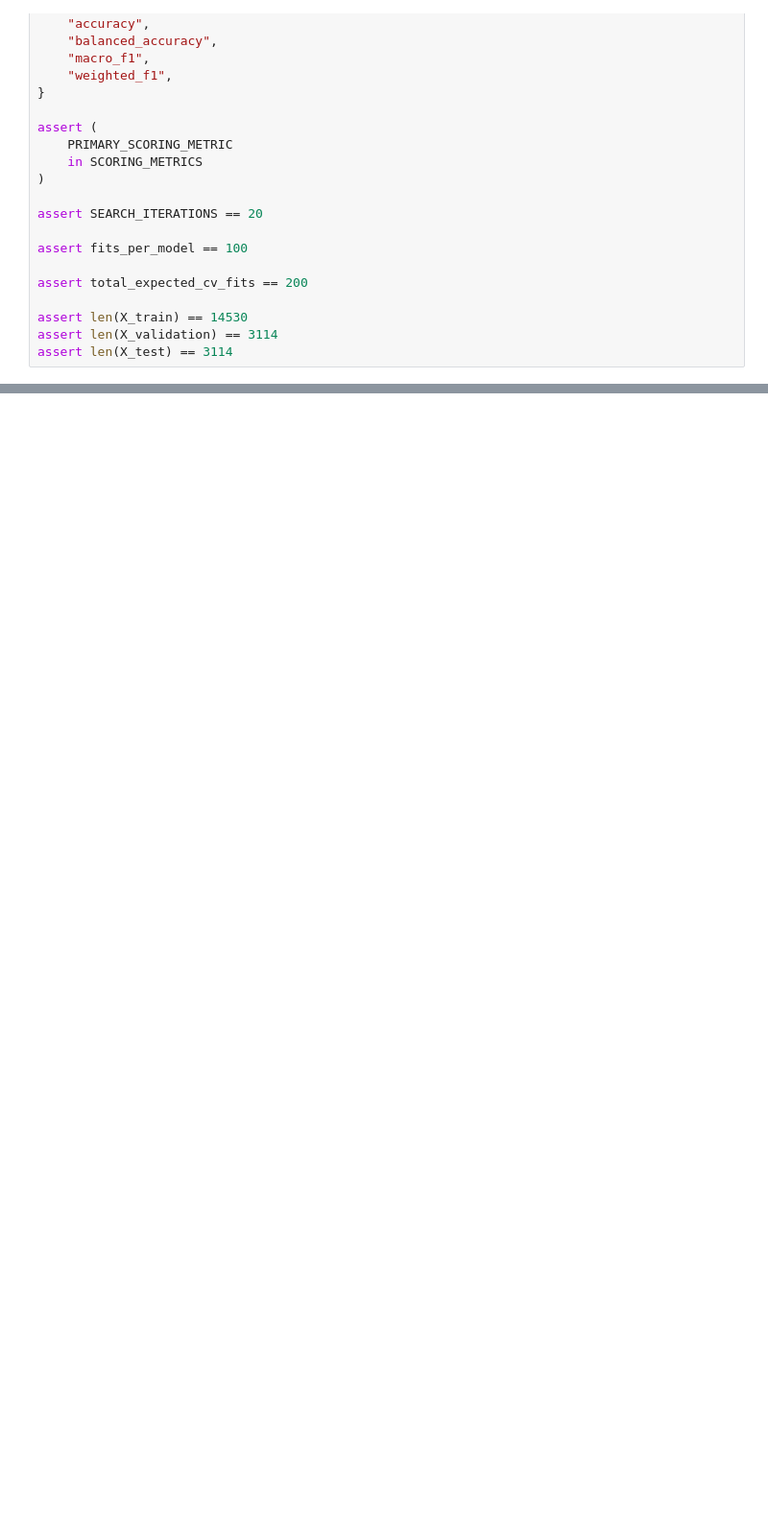
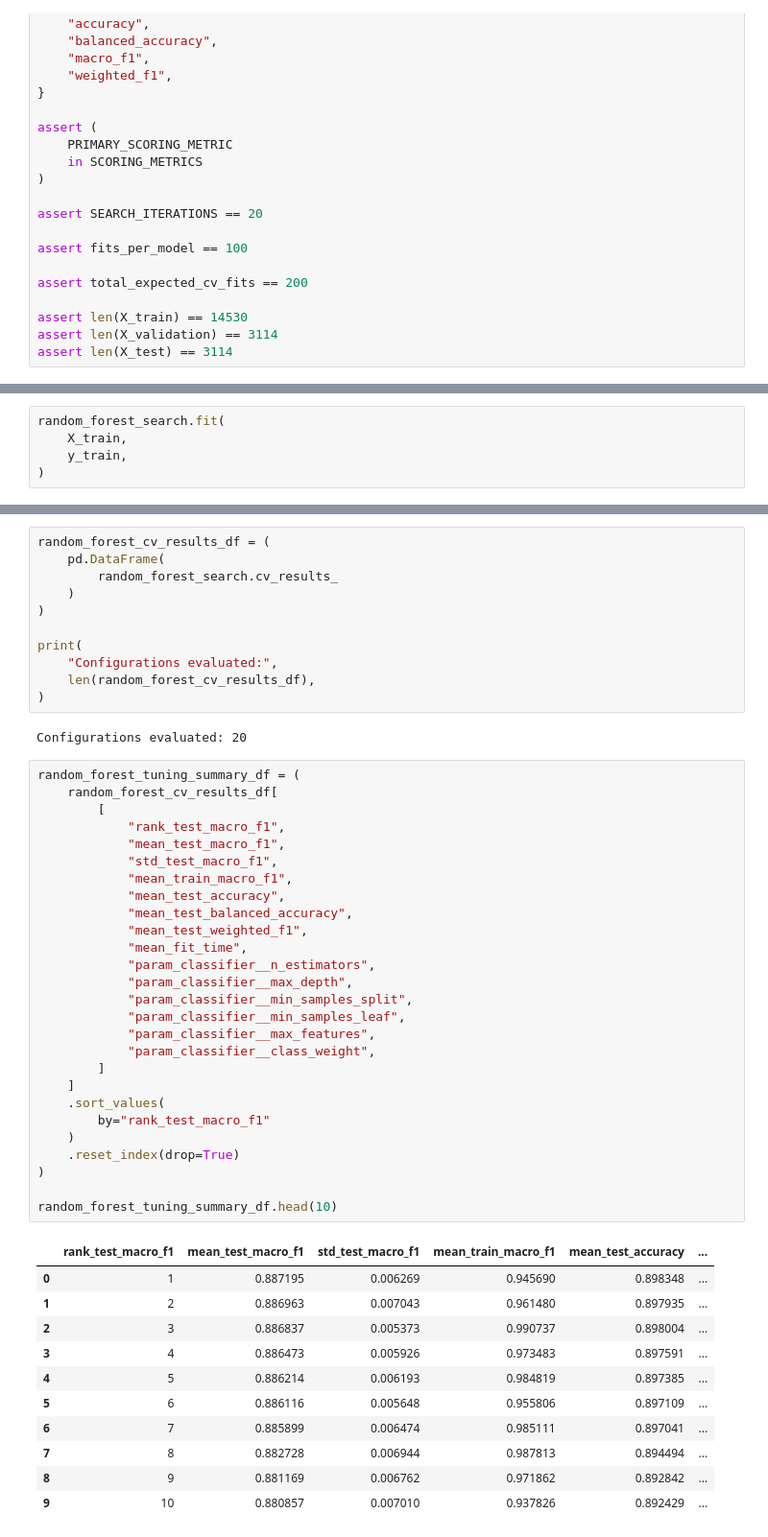
Before and after one commit to SMCodeX7/Obesity-Risk-Intelligence-System, a Jupyter notebook: notebooks/05_model_tuning.ipynb, the cells around one changed output, grey strips where cells are left out. Shown at 96% size. Cells and saved outputs as stored; diff of their text form; blank space fills up the shorter version.

Commit message:
Tune Random Forest model

```diff
--- a/notebooks/05_model_tuning.ipynb
+++ b/notebooks/05_model_tuning.ipynb
@@ -811,0 +976,5 @@ assert len(X_test) == 3114
+# %%
+random_forest_search.fit(
+    X_train,
+    y_train,
+)
@@ -811,0 +1061,52 @@ assert len(X_test) == 3114
+# %%
+random_forest_cv_results_df = (
+    pd.DataFrame(
+        random_forest_search.cv_results_
+    )
+)
+
+print(
+    "Configurations evaluated:",
+    len(random_forest_cv_results_df),
+)
+# %% [output]
+Configurations evaluated: 20
+# %%
+random_forest_tuning_summary_df = (
+    random_forest_cv_results_df[
+        [
+            "rank_test_macro_f1",
+            "mean_test_macro_f1",
+            "std_test_macro_f1",
+            "mean_train_macro_f1",
+            "mean_test_accuracy",
+            "mean_test_balanced_accuracy",
+            "mean_test_weighted_f1",
+            "mean_fit_time",
+            "param_classifier__n_estimators",
+            "param_classifier__max_depth",
+            "param_classifier__min_samples_split",
+            "param_classifier__min_samples_leaf",
+            "param_classifier__max_features",
+            "param_classifier__class_weight",
+        ]
+    ]
+    .sort_values(
+        by="rank_test_macro_f1"
+    )
+    .reset_index(drop=True)
+)
+
+random_forest_tuning_summary_df.head(10)
+# %% [output]
+|  | rank_test_macro_f1 | mean_test_macro_f1 | std_test_macro_f1 | mean_train_macro_f1 | mean_test_accuracy | ... |
+| 0 | 1 | 0.887195 | 0.006269 | 0.945690 | 0.898348 | ... |
+| 1 | 2 | 0.886963 | 0.007043 | 0.961480 | 0.897935 | ... |
+| 2 | 3 | 0.886837 | 0.005373 | 0.990737 | 0.898004 | ... |
+| 3 | 4 | 0.886473 | 0.005926 | 0.973483 | 0.897591 | ... |
+| 4 | 5 | 0.886214 | 0.006193 | 0.984819 | 0.897385 | ... |
+| 5 | 6 | 0.886116 | 0.005648 | 0.955806 | 0.897109 | ... |
+| 6 | 7 | 0.885899 | 0.006474 | 0.985111 | 0.897041 | ... |
+| 7 | 8 | 0.882728 | 0.006944 | 0.987813 | 0.894494 | ... |
+| 8 | 9 | 0.881169 | 0.006762 | 0.971862 | 0.892842 | ... |
+| 9 | 10 | 0.880857 | 0.007010 | 0.937826 | 0.892429 | ... |
```
Also changed, not shown: parts of 20 cells of this notebook, 1 other file.
